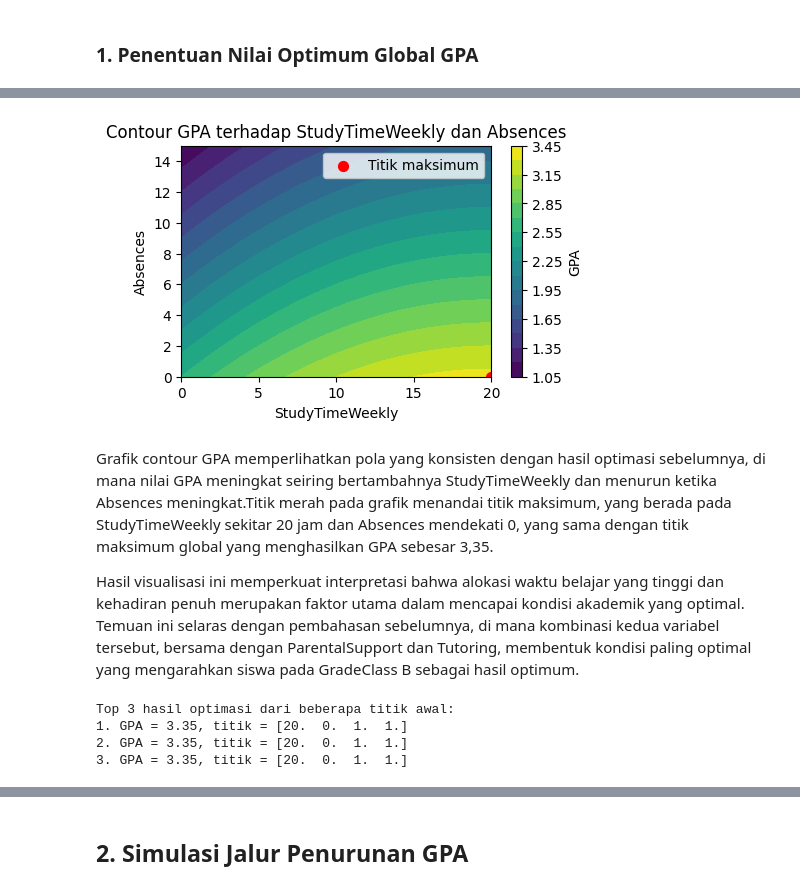
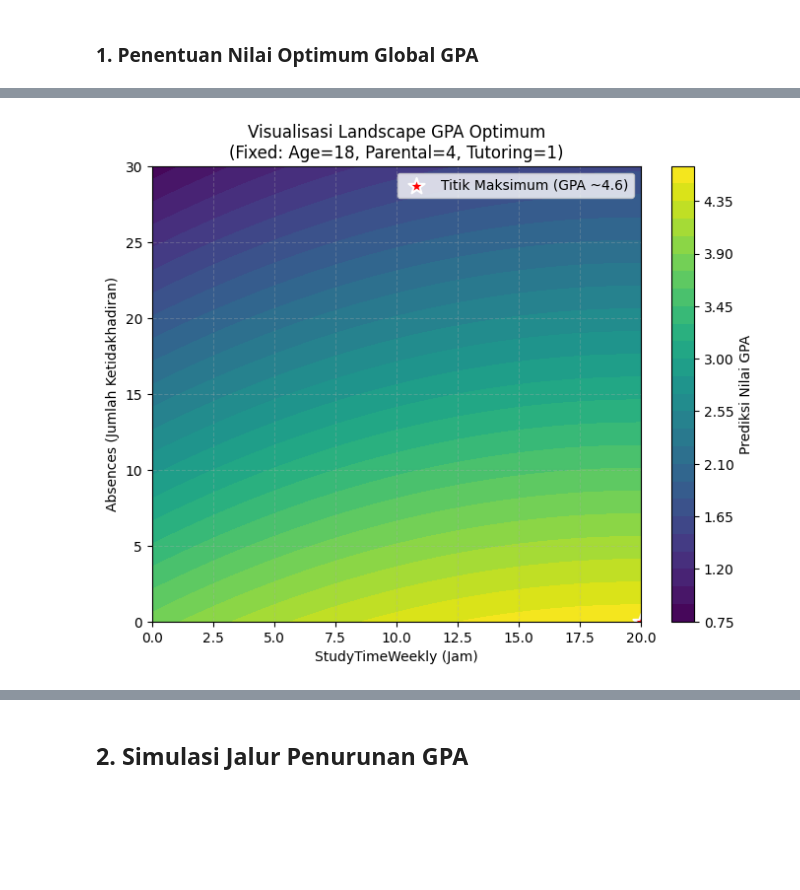
Before and after one commit to ErisAlfionita8/anum-group-project, a Jupyter notebook: eas_nilai_optimum.ipynb, the cells around one changed output, grey strips where cells are left out. Cells and saved outputs as stored; diff of their text form; code cells hidden in the pictures; blank space fills up the shorter version.

```diff
--- a/eas_nilai_optimum.ipynb
+++ b/eas_nilai_optimum.ipynb
@@ -111,52 +98,34 @@ Titik maksimum global diperoleh pada kombinasi
 # %%
-parental_opt = max_point[2]
-tutoring_opt = max_point[3]
-
+parental_opt = 4.0   # (Very High - hasil optimasi sebelumnya)
+tutoring_opt = 1.0   # (Ya - hasil optimasi sebelumnya)
+age_opt = 18.0
 study = np.linspace(0, 20, 100)
-absences = np.linspace(0, 15, 100)
+absences = np.linspace(0, 30, 100)
 STUDY, ABS = np.meshgrid(study, absences)
 
 GPA_grid = (
-  2 +
-  0.08 * STUDY -
-  0.1 * ABS +
-  0.3 * parental_opt +
-  0.25 * tutoring_opt -
-  0.002 * STUDY**2
+    2 +
+    0.08 * STUDY -      # Efek positif belajar
+    0.1 * ABS +         # Efek negatif absen
+    0.3 * parental_opt +
+    0.25 * tutoring_opt +
+    0.02 * age_opt -
+    0.002 * STUDY**2    # Efek diminishing return belajar
 )
 
-plt.figure(figsize=(5,3))
-cp = plt.contourf(STUDY, ABS, GPA_grid, levels=20, cmap='viridis')
-plt.colorbar(cp, label='GPA')
-plt.xlabel("StudyTimeWeekly")
-plt.ylabel("Absences")
-plt.title("Contour GPA terhadap StudyTimeWeekly dan Absences")
+plt.figure(figsize=(8, 6))
+cp = plt.contourf(STUDY, ABS, GPA_grid, levels=25, cmap='viridis')
+cbar = plt.colorbar(cp)
+cbar.set_label('Prediksi Nilai GPA')
 
-# titik maksimum
-plt.scatter(max_point[0], max_point[1], color='r', s=50, label='Titik maksimum')
-plt.legend()
+plt.xlabel("StudyTimeWeekly (Jam)")
+plt.ylabel("Absences (Jumlah Ketidakhadiran)")
+plt.title(f"Visualisasi Landscape GPA Optimum\n(Fixed: Age={age_opt:.0f}, Parental={parental_opt:.0f}, Tutoring={tutoring_opt:.0f})")
+plt.scatter(20, 0, color='red', s=150, marker='*', edgecolors='white', linewidth=1.5, label='Titik Maksimum (GPA ~4.6)')
+
+plt.legend(loc='upper right', framealpha=0.8)
+plt.grid(True, linestyle='--', alpha=0.3)
+
 plt.show()
 # %% [output]
-[figure, old version]
+[figure, new version]
-# %% [markdown]
-Grafik contour GPA memperlihatkan pola yang konsisten dengan hasil optimasi sebelumnya, di mana nilai GPA meningkat seiring bertambahnya StudyTimeWeekly dan menurun ketika Absences meningkat.Titik merah pada grafik menandai titik maksimum, yang berada pada StudyTimeWeekly sekitar 20 jam dan Absences mendekati 0, yang sama dengan titik maksimum global yang menghasilkan GPA sebesar 3,35.
-
-Hasil visualisasi ini memperkuat interpretasi bahwa alokasi waktu belajar yang tinggi dan kehadiran penuh merupakan faktor utama dalam mencapai kondisi akademik yang optimal. Temuan ini selaras dengan pembahasan sebelumnya, di mana kombinasi kedua variabel tersebut, bersama dengan ParentalSupport dan Tutoring, membentuk kondisi paling optimal yang mengarahkan siswa pada GradeClass B sebagai hasil optimum.
-# %%
-# ----- Evaluasi apakah titik maksimum yang diperoleh merupakan maksimum lokal atau maksimum global dengan membandingkan beberapa titik awal pencarian.
-np.random.seed(42)
-initial_guesses = [np.random.uniform([0,0,0,0], [20,15,1,1]) for _ in range(10)]
-
-results = []
-for x0 in initial_guesses:
-  res = minimize(GPA_func, x0, bounds=bounds, method='L-BFGS-B')
-  results.append((-res.fun, res.x))
-results.sort(reverse=True, key=lambda x: x[0])
-print("Top 3 hasil optimasi dari beberapa titik awal:")
-for i, (gpa, point) in enumerate(results[:3], 1):
-  print(f"{i}. GPA = {gpa:.2f}, titik = {point}")
-# %% [output]
-Top 3 hasil optimasi dari beberapa titik awal:
-1. GPA = 3.35, titik = [20.  0.  1.  1.]
-2. GPA = 3.35, titik = [20.  0.  1.  1.]
-3. GPA = 3.35, titik = [20.  0.  1.  1.]
```
Also changed, not shown: parts of 21 cells of this notebook.
